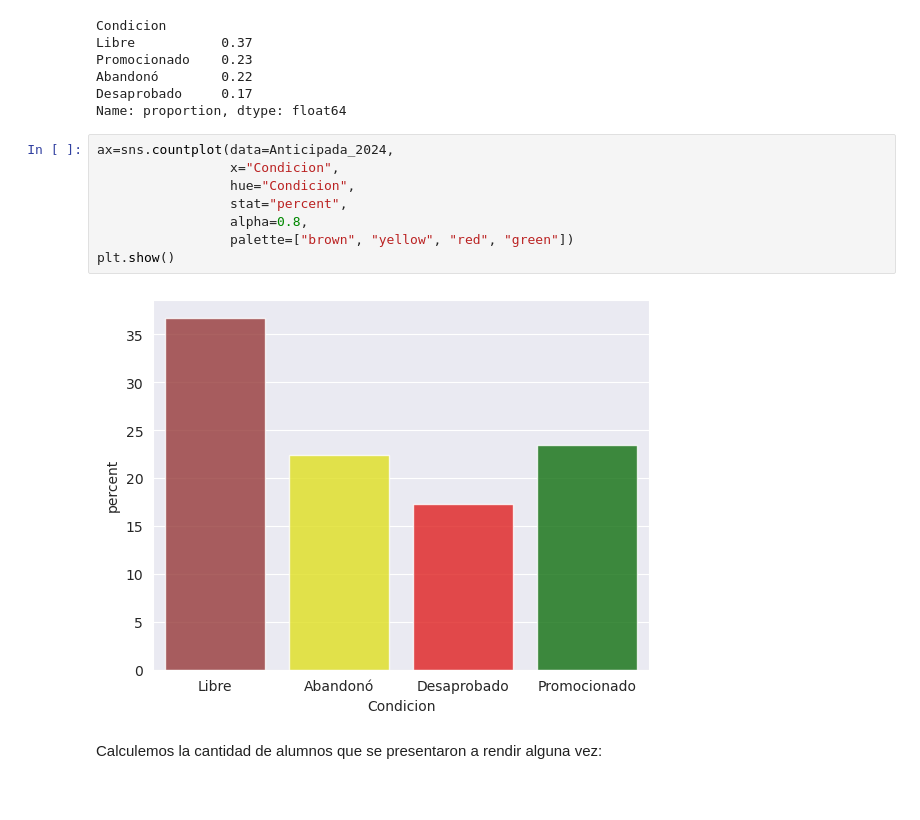
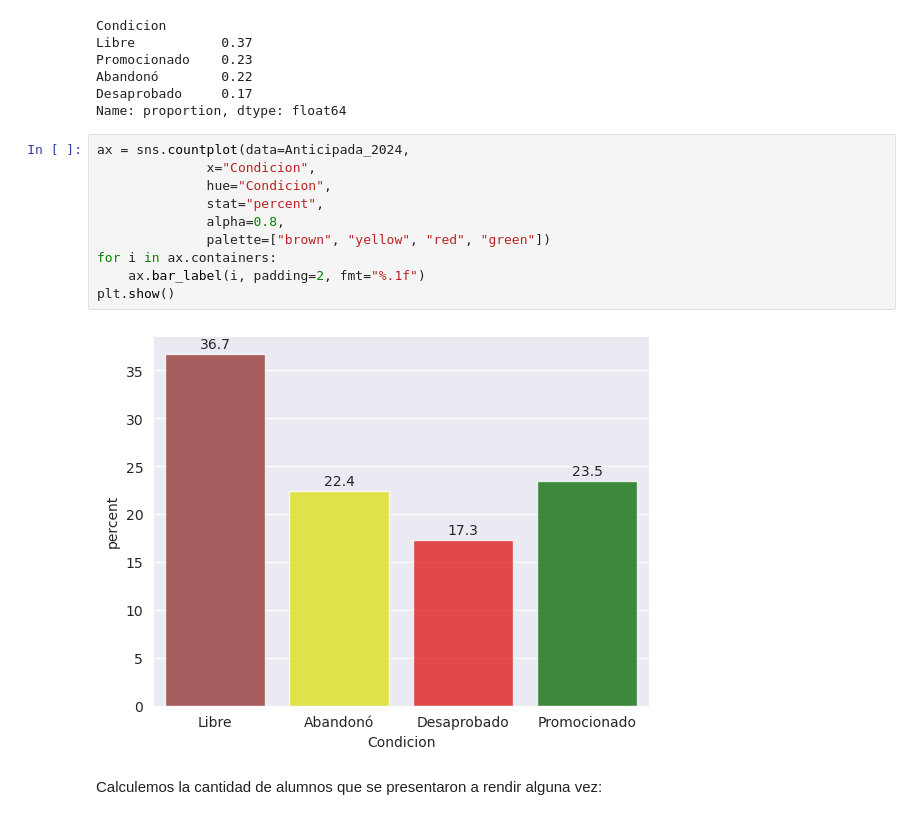
Before and after one commit to juanjogervasio/Intro-courses-analysis, a Jupyter notebook: Mate_PI_Analysis.ipynb, the cells around one changed output. Cells and saved outputs as stored; diff of their text form.

```diff
--- a/Mate_PI_Analysis.ipynb
+++ b/Mate_PI_Analysis.ipynb
@@ -384,15 +405,17 @@ Abandonó        0.22
 Desaprobado     0.17
 Name: proportion, dtype: float64
 # %%
-ax=sns.countplot(data=Anticipada_2024,
-                 x="Condicion",
-                 hue="Condicion",
-                 stat="percent",
-                 alpha=0.8,
-                 palette=["brown", "yellow", "red", "green"])
+ax = sns.countplot(data=Anticipada_2024,
+              x="Condicion",
+              hue="Condicion",
+              stat="percent",
+              alpha=0.8,
+              palette=["brown", "yellow", "red", "green"])
+for i in ax.containers:
+    ax.bar_label(i, padding=2, fmt="%.1f")
 plt.show()
 # %% [output]
-[figure, old version]
+[figure, new version]
 # %% [markdown]
 Calculemos la cantidad de alumnos que se presentaron a rendir alguna vez:
 # %%
```
Also changed, not shown: parts of 3 cells of this notebook.
